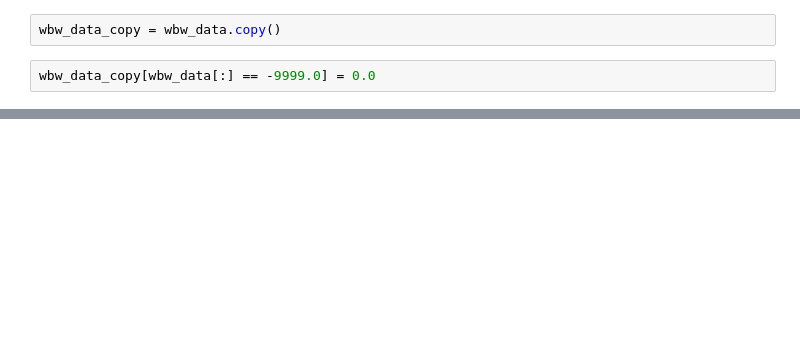
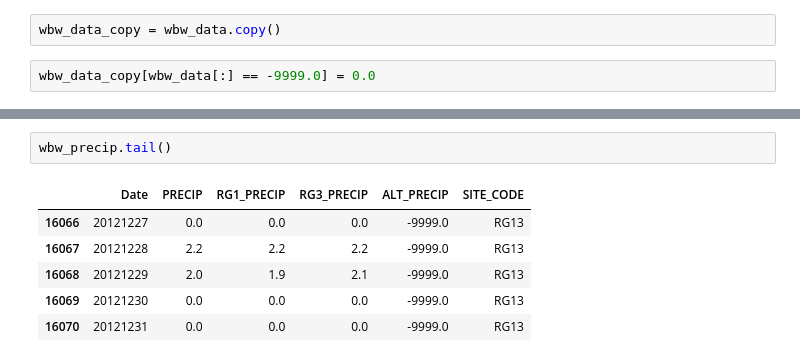
Before and after one commit to bioatmosphere/microbiome-thermal-extreme, a Jupyter notebook: data/forcing/Walker Branch Watershed forcing.ipynb, the cells around one changed output, grey strips where cells are left out. Drawn from its saved outputs; the diff is of its cells as text; blank space fills up the shorter version.

```diff
--- a/data/forcing/Walker Branch Watershed forcing.ipynb
+++ b/data/forcing/Walker Branch Watershed forcing.ipynb
@@ -71,0 +91,9 @@ plt.show()
+# %%
+wbw_precip.tail()
+# %% [output]
+|  | Date | PRECIP | RG1_PRECIP | RG3_PRECIP | ALT_PRECIP | SITE_CODE |
+| 16066 | 20121227 | 0.0 | 0.0 | 0.0 | -9999.0 | RG13 |
+| 16067 | 20121228 | 2.2 | 2.2 | 2.2 | -9999.0 | RG13 |
+| 16068 | 20121229 | 2.0 | 1.9 | 2.1 | -9999.0 | RG13 |
+| 16069 | 20121230 | 0.0 | 0.0 | 0.0 | -9999.0 | RG13 |
+| 16070 | 20121231 | 0.0 | 0.0 | 0.0 | -9999.0 | RG13 |
```
Also changed, not shown: parts of 5 cells of this notebook, 2 other files.
